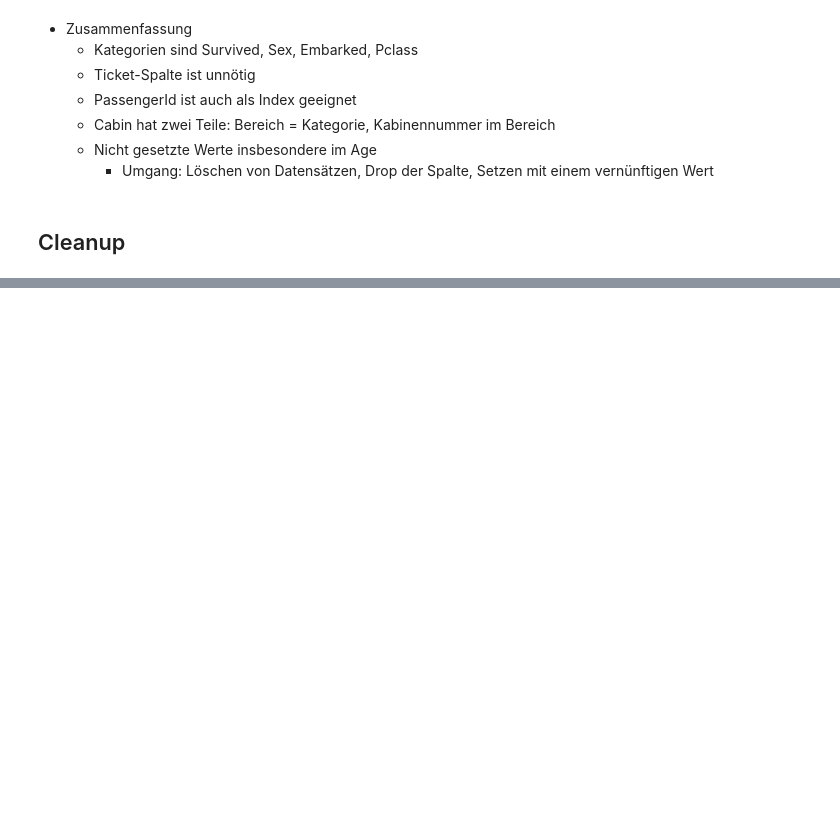
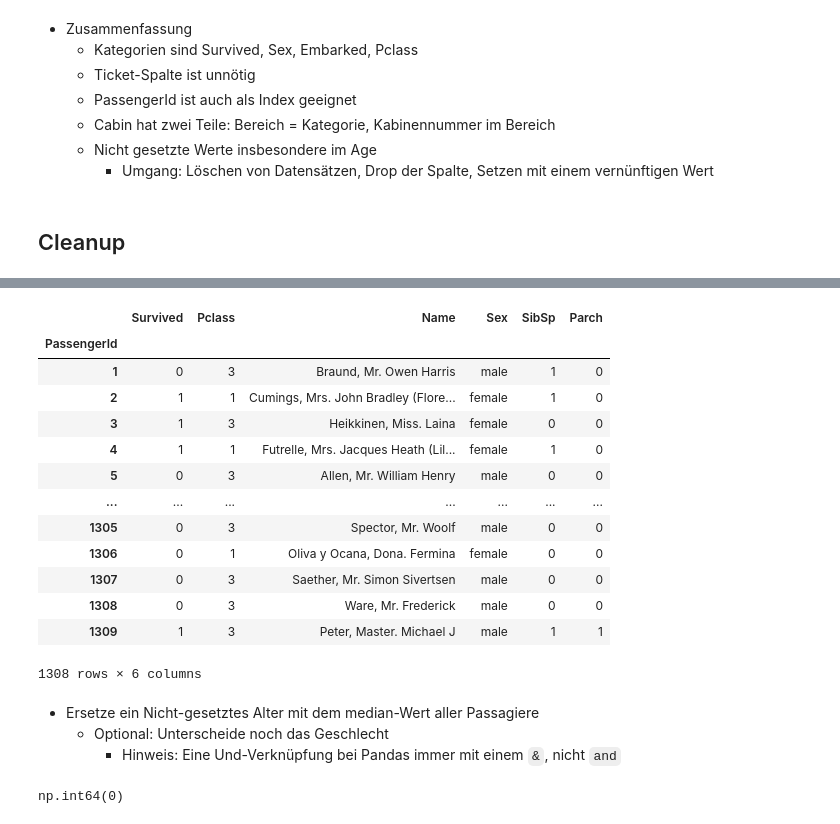
Before and after one commit to Javacream/org.javacream.training.python, a Jupyter notebook: analysis/titanic/titanic.ipynb, the cells around one changed output, grey strips where cells are left out. Drawn from its saved outputs; the diff is of its cells as text; code cells hidden in the pictures; blank space fills up the shorter version.

```diff
--- a/analysis/titanic/titanic.ipynb
+++ b/analysis/titanic/titanic.ipynb
@@ -154,0 +225,21 @@ f'Anzahl Alter > 125: {(df['Age'] > 125).sum()}'
+# %%
+df.dropna(axis=1)
+# %% [output]
+|  | Survived | Pclass | Name | Sex | SibSp | Parch |
+| PassengerId |  |  |  |  |  |  |
+| 1 | 0 | 3 | Braund, Mr. Owen Harris | male | 1 | 0 |
+| 2 | 1 | 1 | Cumings, Mrs. John Bradley (Flore... | female | 1 | 0 |
+| 3 | 1 | 3 | Heikkinen, Miss. Laina | female | 0 | 0 |
+| 4 | 1 | 1 | Futrelle, Mrs. Jacques Heath (Lil... | female | 1 | 0 |
+| 5 | 0 | 3 | Allen, Mr. William Henry | male | 0 | 0 |
+| ... | ... | ... | ... | ... | ... | ... |
+| 1305 | 0 | 3 | Spector, Mr. Woolf | male | 0 | 0 |
+| 1306 | 0 | 1 | Oliva y Ocana, Dona. Fermina | female | 0 | 0 |
+| 1307 | 0 | 3 | Saether, Mr. Simon Sivertsen | male | 0 | 0 |
+| 1308 | 0 | 3 | Ware, Mr. Frederick | male | 0 | 0 |
+| 1309 | 1 | 3 | Peter, Master. Michael J | male | 1 | 1 |
+1308 rows × 6 columns
+# %% [markdown]
+* Ersetze ein Nicht-gesetztes Alter mit dem median-Wert aller Passagiere
+    * Optional: Unterscheide noch das Geschlecht
+        * Hinweis: Eine Und-Verknüpfung bei Pandas immer mit einem `&`, nicht `and`
@@ -154,0 +248,4 @@ f'Anzahl Alter > 125: {(df['Age'] > 125).sum()}'
+# %%
+df['Age'].isna().sum()
+# %% [output]
+np.int64(0)
```
Also changed, not shown: parts of 11 cells of this notebook.
